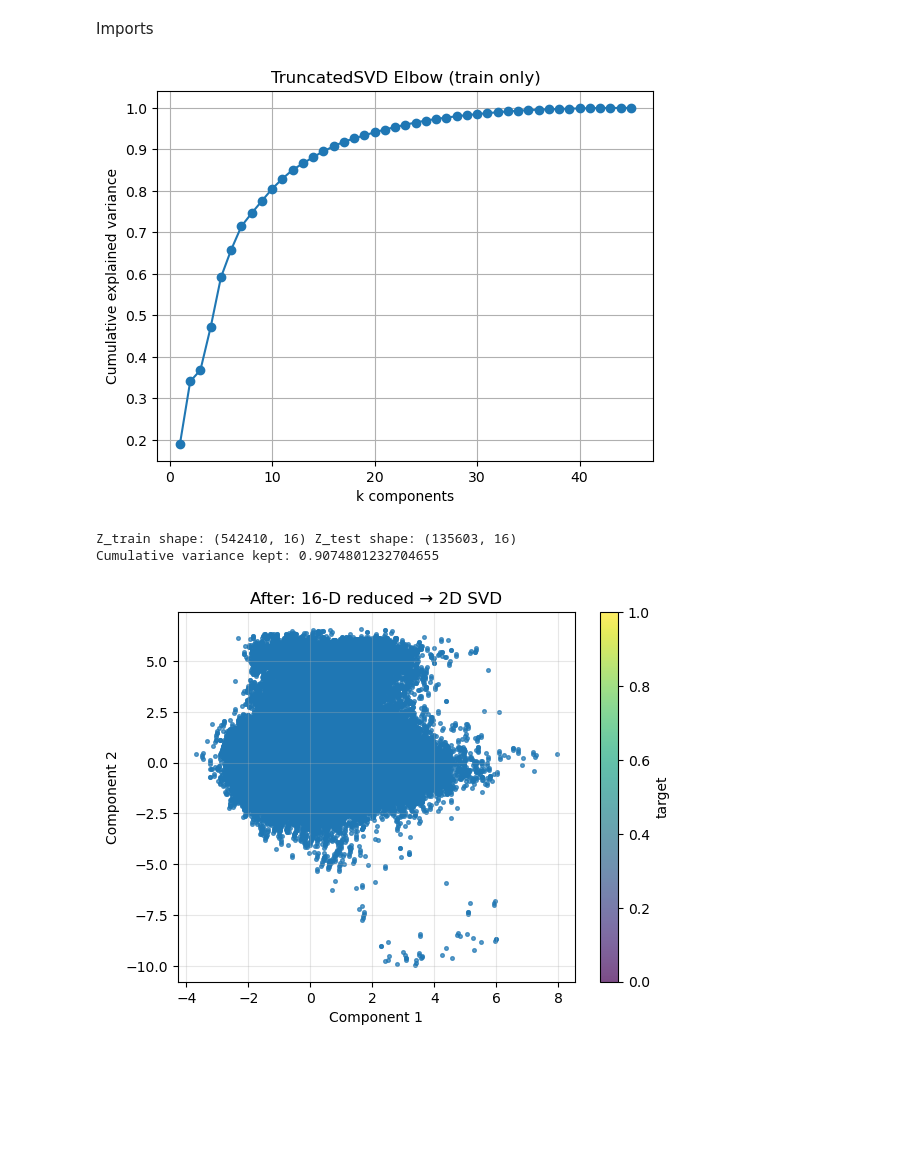
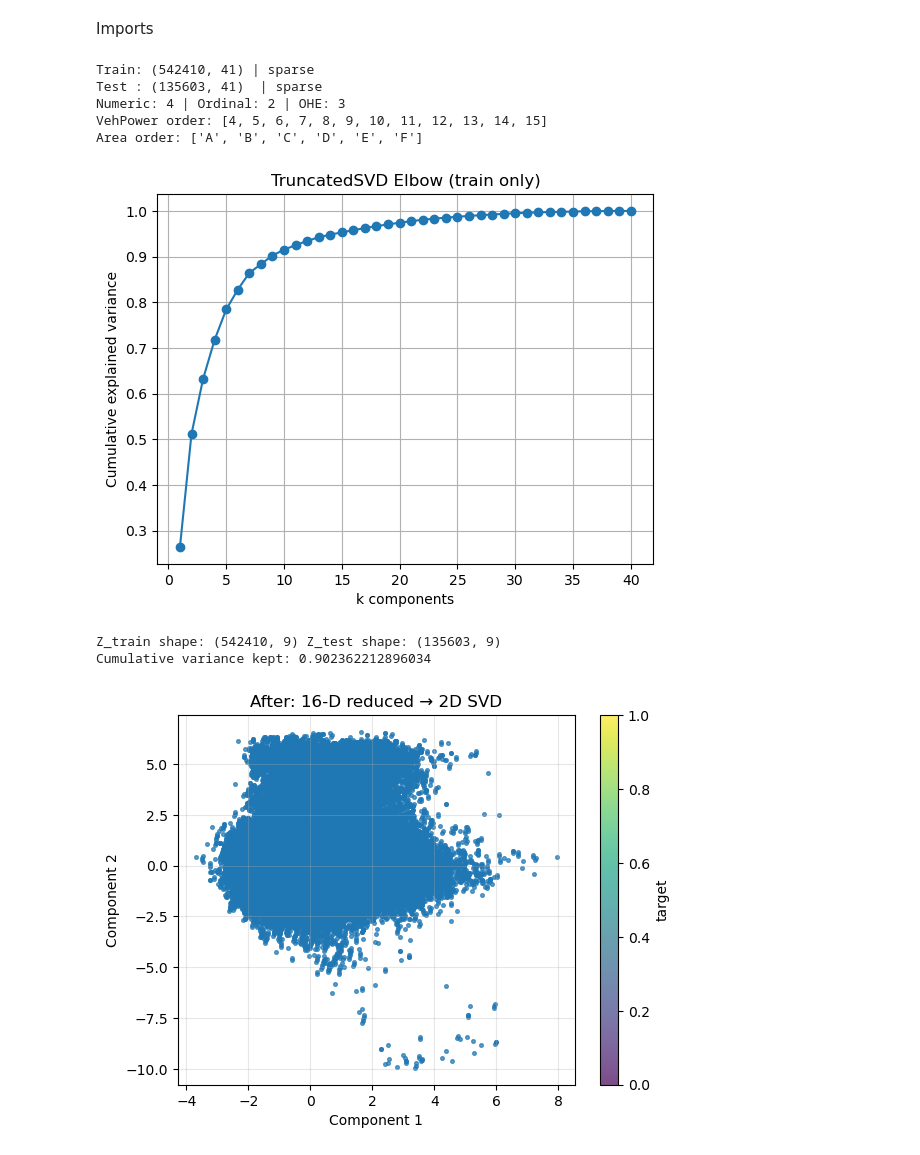
Before and after one commit to mindenki/2025-ITU-MachineLearning-Project-Claims-Risk-zrt, a Jupyter notebook: notebooks/pca.ipynb, the cells around one changed output. Cells and saved outputs as stored; diff of their text form; code cells hidden in the pictures; blank space fills up the shorter version.

Commit message:
Fixed PCA for ordinal features

```diff
--- a/notebooks/pca.ipynb
+++ b/notebooks/pca.ipynb
@@ -74,23 +151,28 @@ def elbow_on_train(X_train: int, randomized: bool, seed: int, target: float):
 
     return reducer, evr, cum, int(np.searchsorted(cum, target) + 1)
 # %%
-X_train, X_test = ohe(train_df, test_df)
+X_train, X_test, pre, col = preprocess(train_df, test_df)
 probe, evr, cum, k = elbow_on_train(X_train, True, 42, 0.9)
 reducer = TruncatedSVD(n_components=k, algorithm="randomized", n_iter=7, random_state=42)
 reducer.fit(X_train)
 
 Z_train = reducer.transform(X_train)
 Z_test = reducer.transform(X_test)
 
 evr_final = reducer.explained_variance_ratio_
 
 evr_final = reducer.explained_variance_ratio_
 print("Z_train shape:", Z_train.shape, "Z_test shape:", Z_test.shape)
 print("Cumulative variance kept:", float(np.cumsum(evr_final)[-1]))
 # %% [output]
+Train: (542410, 41) | sparse
+Test : (135603, 41)  | sparse
+Numeric: 4 | Ordinal: 2 | OHE: 3
+VehPower order: [4, 5, 6, 7, 8, 9, 10, 11, 12, 13, 14, 15]
+Area order: ['A', 'B', 'C', 'D', 'E', 'F']
-[figure, old version]
+[figure, new version]
-Z_train shape: (542410, 16) Z_test shape: (135603, 16)
-Cumulative variance kept: 0.9074801232704655
+Z_train shape: (542410, 9) Z_test shape: (135603, 9)
+Cumulative variance kept: 0.902362212896034
 # %%
 def plot_2d_projection(X, y, title="2D projection", random_state=42):
     # Use SVD(2) so it works for sparse or dense
```
Also changed, not shown: parts of 3 cells of this notebook.
